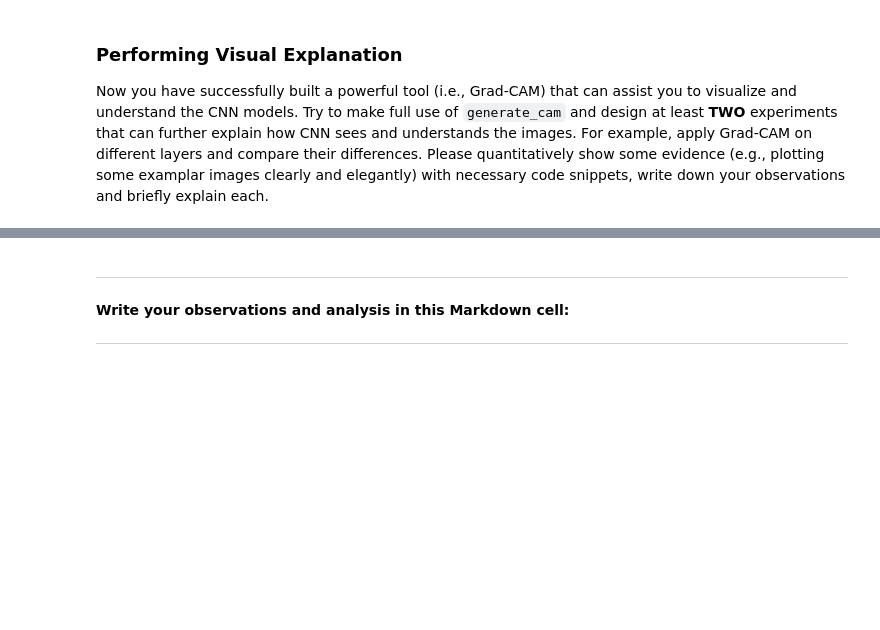
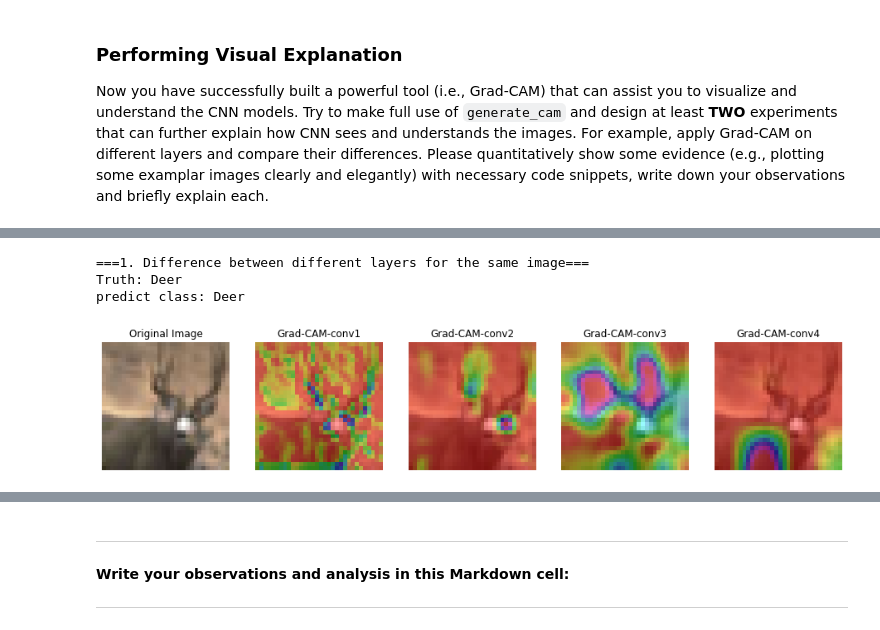
Before and after one commit to s-elo/AI, a Jupyter notebook: project1/EE5934_Project1.ipynb, the cells around one changed output, grey strips where cells are left out. Cells and saved outputs as stored; diff of their text form; code cells hidden in the pictures; blank space fills up the shorter version.

Commit message:
performing grad cam

```diff
--- a/project1/EE5934_Project1.ipynb
+++ b/project1/EE5934_Project1.ipynb
@@ -573,7 +573,7 @@ def generate_cam(model, input_image, target_layer='conv4', target_class=None):
 
     def get_gradient_hook(_, __, grad):
         # store the numpy type
-        grads.append(grad[0].detach().cpu().data.numpy().squeeze())
+        grads.append(grad[0].cpu().data.numpy().squeeze())
 
     model.eval()
 
@@ -585,14 +585,14 @@ def generate_cam(model, input_image, target_layer='conv4', target_class=None):
     # 1. forward
     scores = model(input_image)
     probs = F.softmax(scores, dim=1)
+    pred_idx = np.argmax(probs.cpu().data.numpy())
+    # print(f'predict class: {CIFAR_CLASSES[pred_idx]}')
 
     # get the one hot format of the target class
-    if target_class:
+    if target_class != None:
         idx = target_class
     else:
-        idx = np.argmax(probs.cpu().data.numpy())
-
-    print(f'predict class: {CIFAR_CLASSES[idx]}')
+        idx = pred_idx
 
     one_hot_output = F.one_hot(torch.tensor(idx), num_classes=scores.size()[1])
     # convert to float type
@@ -609,8 +609,8 @@ def generate_cam(model, input_image, target_layer='conv4', target_class=None):
     features = output_features[0]
     grad = grads[0]
 
-    print(f'{target_layer} output feature size: {features.shape}')
-    print(f'{target_layer} output gradient size: {grad.shape}')
+    # print(f'{target_layer} output feature size: {features.shape}')
+    # print(f'{target_layer} output gradient size: {grad.shape}')
 
     # 3. average the grads, multiply to each feature and sum
     # get the weights for each feature (C, 1)
@@ -721,0 +709,8 @@ conv4 output gradient size: (512, 4, 4)
+# %%
+print(f'===1. Difference between different layers for the same image===')
+draw_cam(img_idx=8711, target_class=None)
+# %% [output]
+===1. Difference between different layers for the same image===
+Truth: Deer
+predict class: Deer
+[figure, added]
```
Also changed, not shown: parts of 4 cells of this notebook.
